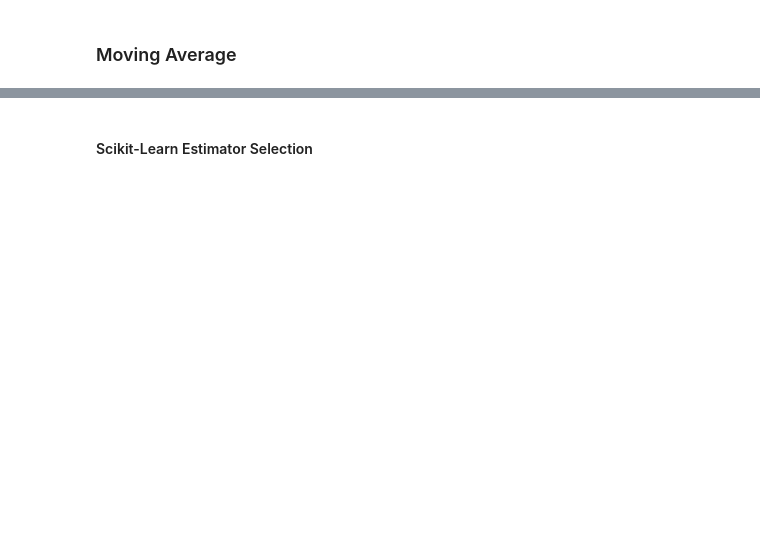
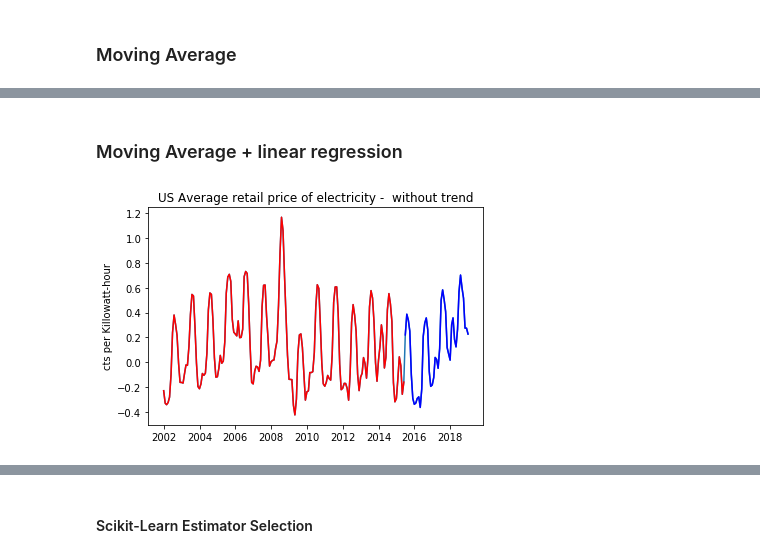
Before and after one commit to megiza/First_CapstoneProject, a Jupyter notebook: Project1_Part4.ipynb, the cells around one changed output, grey strips where cells are left out. Drawn from its saved outputs; the diff is of its cells as text; code cells hidden in the pictures; blank space fills up the shorter version.

```diff
--- a/Project1_Part4.ipynb
+++ b/Project1_Part4.ipynb
@@ -271,2 +384,23 @@ from sklearn.model_selection import cross_val_score
+# %% [markdown]
+### Moving Average + linear regression
+# %%
+#Eliminating the trend component of our predicted variable by substracting the trend from the time series.
+ts_diff_y_train=ts_y_train-ts_moving_avg
+ts_diff_y_test=ts_y_test-ts_y_hat_avg
+
+df_data.loc[ts_diff_y_train.index,'diff_y']=ts_diff_y_train
+df_data.loc[ts_diff_y_test.index, 'diff_y']=ts_diff_y_test
+
+plt.plot(df_data['diff_y'])
+plt.plot(ts_diff_y_train, color='red')
+plt.plot(ts_diff_y_test, color='blue')
+plt.title('US Average retail price of electricity -  without trend')
+plt.ylabel('cts per Killowatt-hour')
+plt.show()
+
+df_data=df_data.reset_index(drop=True)
+df_data=df_data.dropna()
+# %% [output]
+[figure, added]
 # %%
 # Create arrays for the features and the response variable
```
Also changed, not shown: parts of 55 cells of this notebook.
